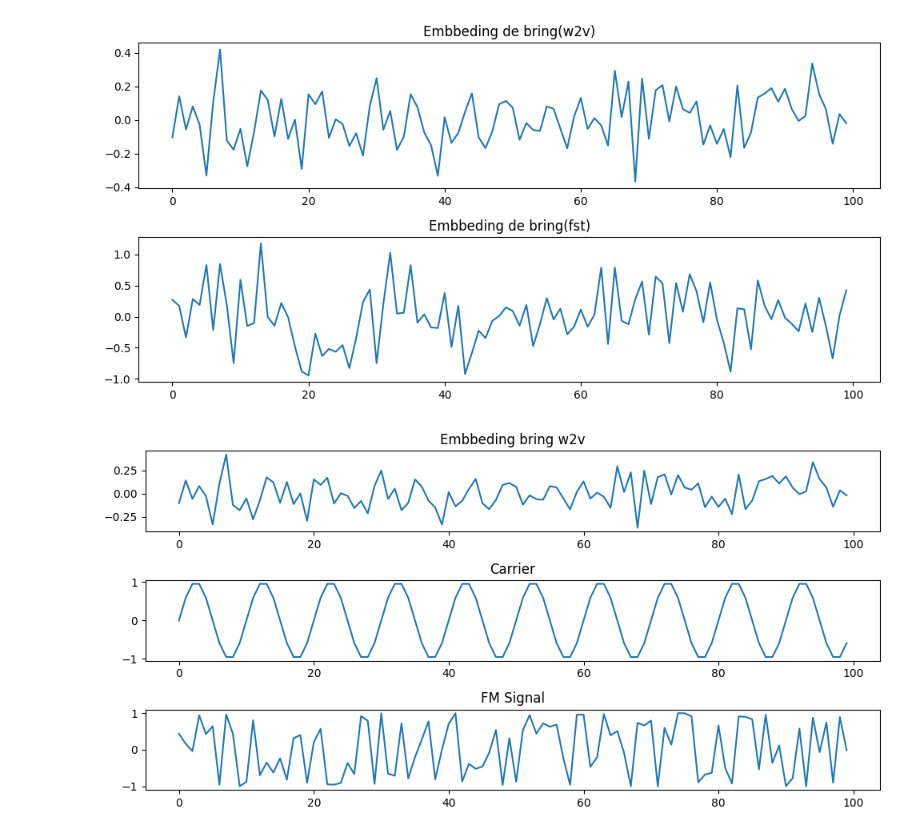
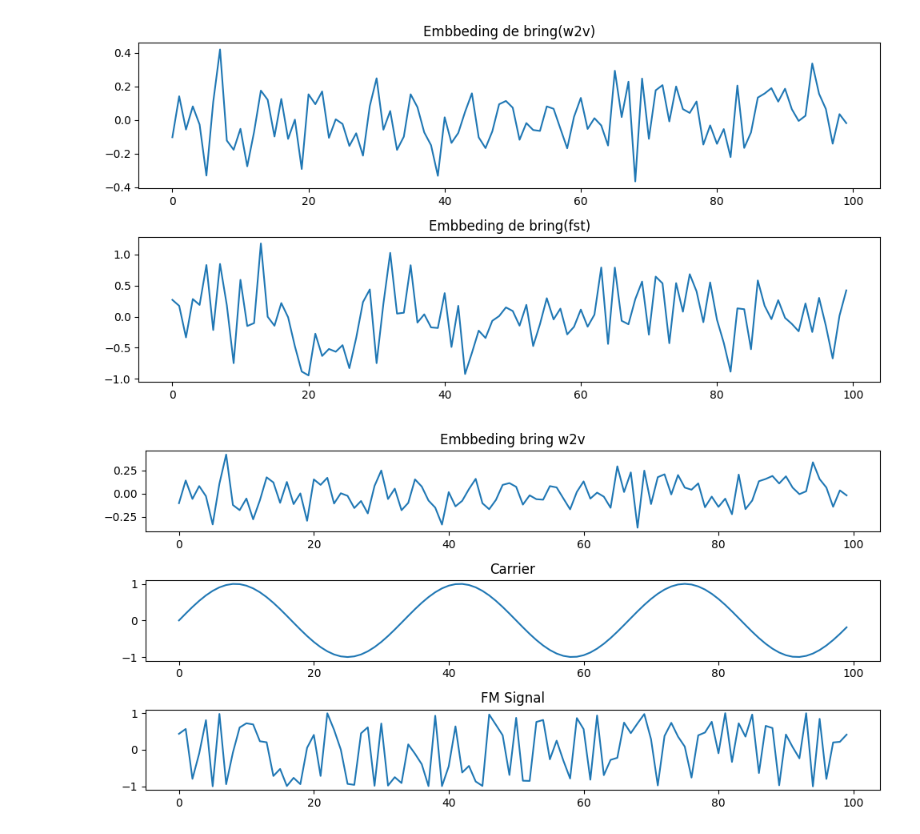
Before and after one commit to jahzeel-ulises/MODULACION, a Jupyter notebook: ModulacionDePalabrasParaClasificación.ipynb, the cells around one changed output. Drawn from its saved outputs; the diff is of its cells as text; code cells hidden in the pictures.

```diff
--- a/ModulacionDePalabrasParaClasificación.ipynb
+++ b/ModulacionDePalabrasParaClasificación.ipynb
@@ -337,32 +366,32 @@ sps = 100
 duration_s = 1.0
 
 # ac: amplitude of the carrier. Should be kept at 1.0 in this script
 
 # carrier_hz: Frequency of the carrier
 # fm_hz: Frequency of the frequency modulator
 # k_p: deviation constant
 carrier_amplitude = 1.0
-carrier_hz = 10.0
+carrier_hz = 3.0
 fm_hz = 50.0
 k = 50
 
 each_sample_number = np.arange(duration_s * sps)
 carrier = 2 * np.pi * each_sample_number * carrier_hz / sps
 
 #modulator = k * np.sin(2 * np.pi * each_sample_number * fm_hz / sps)
 modulator = embbed_w2v
 # Now create the modulated waveform, and attenuate it
 waveform = np.cos(carrier + k*modulator)
 
 fig,ax = plt.subplots(3,figsize=(10,5))
 ax[0].set_title("Embbeding "+ word + " w2v")
 ax[0].plot(embbed_w2v)
 
 ax[1].set_title("Carrier")
 ax[1].plot(np.sin(carrier))
 
 ax[2].set_title("FM Signal")
 ax[2].plot(waveform)
 fig.tight_layout()
 # %% [output]
-[figure, old version]
+[figure, new version]
```
Also changed, not shown: parts of 26 cells of this notebook.
